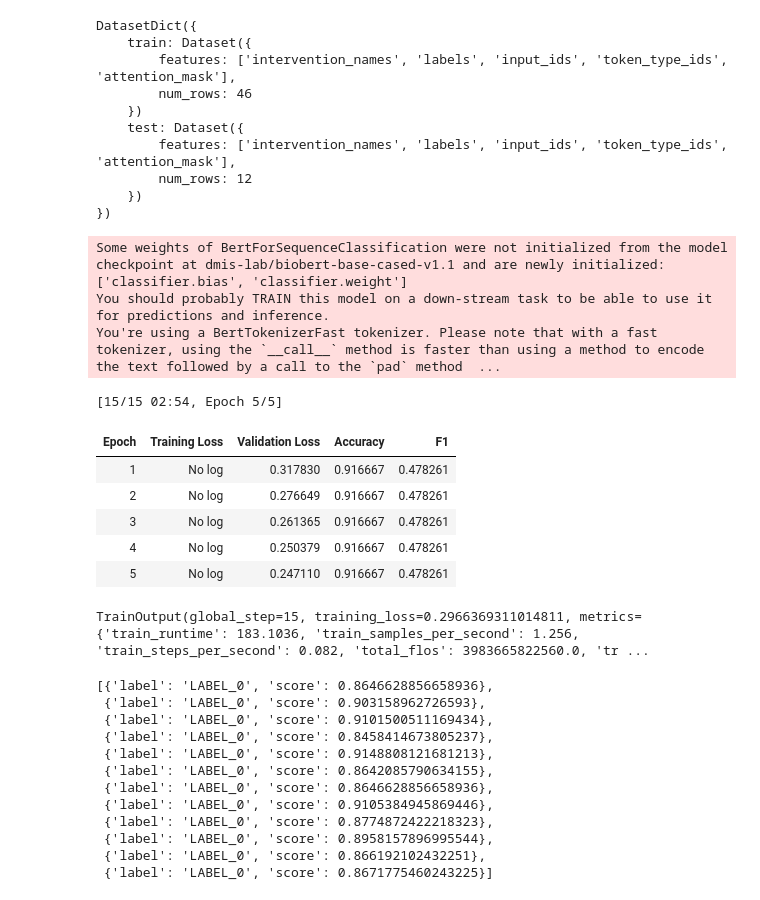
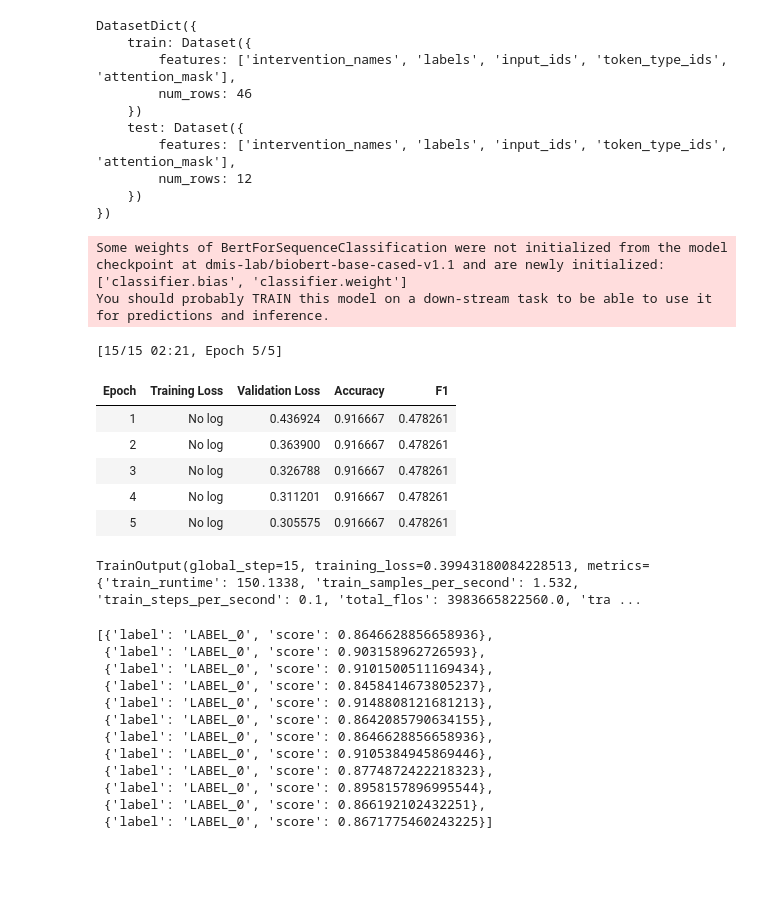
Before and after one commit to faithNassiwa/ner-clinicaltrials-interventions, a Jupyter notebook: Project.ipynb, the cells around one changed output. Saved outputs shown, nothing was run; the diff lists cells and outputs as text; code cells hidden in the pictures; blank space fills up the shorter version.

```diff
--- a/Project.ipynb
+++ b/Project.ipynb
@@ -591,41 +591,41 @@ training_args = TrainingArguments(
     output_dir="./results3",
     evaluation_strategy="epoch",
     save_strategy="epoch",
+    learning_rate=2e-5,
     num_train_epochs=5,
     per_device_train_batch_size=16,
     per_device_eval_batch_size=64)
 
 def compute_metrics(logits_and_labels):
   logits, labels = logits_and_labels
   predictions = np.argmax(logits, axis=-1)
   acc = np.mean(predictions==labels)
   f1 = f1_score(labels, predictions, average='macro')
   return {'accuracy': acc, 'f1': f1}
 
 # Build trainer object
 trainer = Trainer(
     model=model,
     args=training_args,
     train_dataset=tokenize_dataset['train'],
     eval_dataset=tokenize_dataset['test'],
     tokenizer=tokenizer,
     compute_metrics=compute_metrics
 )
 
 # Train model
 trainer.train()
 # %% [output]
 Some weights of BertForSequenceClassification were not initialized from the model checkpoint at dmis-lab/biobert-base-cased-v1.1 and are newly initialized: ['classifier.bias', 'classifier.weight']
 You should probably TRAIN this model on a down-stream task to be able to use it for predictions and inference.
-You're using a BertTokenizerFast tokenizer. Please note that with a fast tokenizer, using the `__call__` method is faster than using a method to encode the text followed by a call to the `pad` method  ...
-[15/15 02:54, Epoch 5/5]
+[15/15 02:21, Epoch 5/5]
 | Epoch | Training Loss | Validation Loss | Accuracy | F1 |
-| 1 | No log | 0.317830 | 0.916667 | 0.478261 |
-| 2 | No log | 0.276649 | 0.916667 | 0.478261 |
-| 3 | No log | 0.261365 | 0.916667 | 0.478261 |
-| 4 | No log | 0.250379 | 0.916667 | 0.478261 |
-| 5 | No log | 0.247110 | 0.916667 | 0.478261 |
+| 1 | No log | 0.436924 | 0.916667 | 0.478261 |
+| 2 | No log | 0.363900 | 0.916667 | 0.478261 |
+| 3 | No log | 0.326788 | 0.916667 | 0.478261 |
+| 4 | No log | 0.311201 | 0.916667 | 0.478261 |
+| 5 | No log | 0.305575 | 0.916667 | 0.478261 |
-TrainOutput(global_step=15, training_loss=0.2966369311014811, metrics={'train_runtime': 183.1036, 'train_samples_per_second': 1.256, 'train_steps_per_second': 0.082, 'total_flos': 3983665822560.0, 'tr ...
+TrainOutput(global_step=15, training_loss=0.39943180084228513, metrics={'train_runtime': 150.1338, 'train_samples_per_second': 1.532, 'train_steps_per_second': 0.1, 'total_flos': 3983665822560.0, 'tra ...
 # %%
 !ls ./results3
 # %%
```
Also changed, not shown: parts of 2 cells of this notebook.
